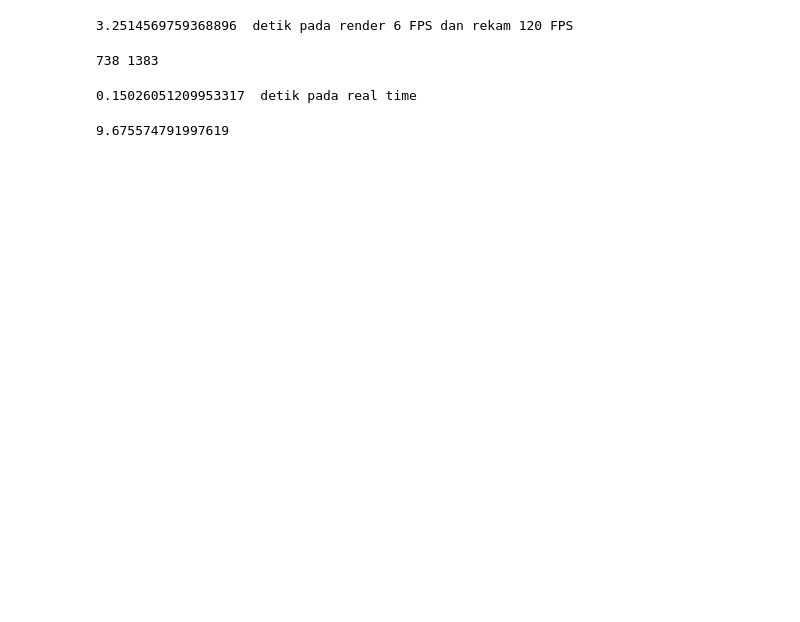
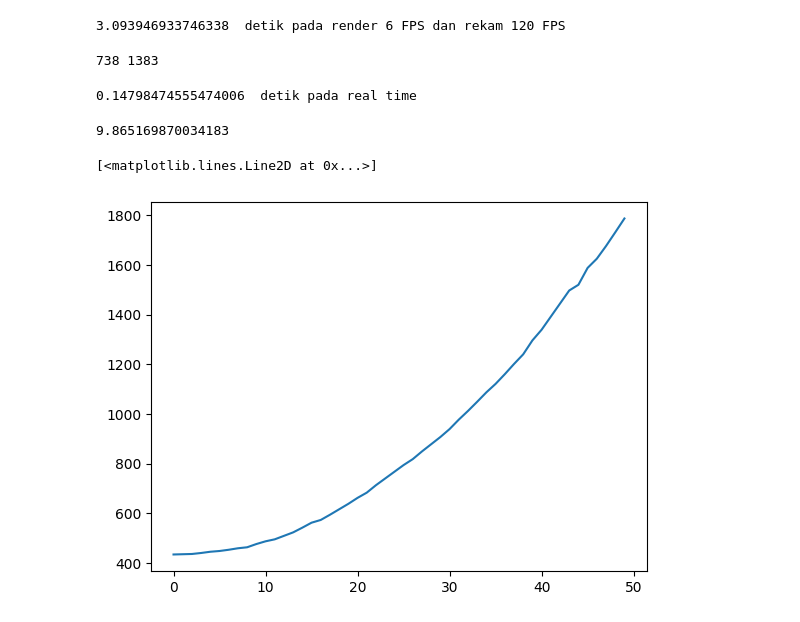
Before and after one commit to Amario1306619051/Freely-Falling-Object-Calculation-Using-YOLOv3, a Jupyter notebook: 10.Analisis.ipynb, the cells around one changed output. Saved outputs shown, nothing was run; the diff lists cells and outputs as text; code cells hidden in the pictures; blank space fills up the shorter version.

```diff
--- a/10.Analisis.ipynb
+++ b/10.Analisis.ipynb
@@ -7,6 +7,7 @@ with open("/Users/amariofausta/Documents/Kuliah/Semester 8/Dataset/dataset/class
 # %%
 import time
 import sys
+import matplotlib.pyplot as plt
 
 layer_names = net.getLayerNames()
 output_layers = [layer_names[i - 1] for i in net.getUnconnectedOutLayers()]
@@ -18,6 +19,8 @@ Pembatas_bawah = 0
 frame_count = 0
 catatan_waktu1 = []
 catatan_waktu2 = []
+posisi_bola = []
+frame_bola = []
 start_time_keseluruhan = time.time()
 
 # Start video capture from webcam
@@ -81,6 +84,8 @@ while True:
                     Pembatas_bawah = Pembatas[1][1]
 
             if classes[class_ids[i]] == 'Bola':
+                posisi_bola.append(boxes[i][1])
+                frame_bola.append(jumlah_frame)
                 if len(Pembatas) > 2:
                     if boxes[i][1] >= Pembatas_atas and boxes[i][1] <= Pembatas_bawah:
                         catatan_waktu1.append(time.time())
@@ -157,7 +162,7 @@ cv2.destroyAllWindows()
 waktu_jatuh = catatan_waktu2[0] - catatan_waktu1[0]
 print(waktu_jatuh, " detik pada render 6 FPS dan rekam 120 FPS")
 # %% [output]
-3.2514569759368896  detik pada render 6 FPS dan rekam 120 FPS
+3.093946933746338  detik pada render 6 FPS dan rekam 120 FPS
 # %%
 waktu_jatuh = waktu_jatuh/(120/fps)
 # %%
@@ -167,9 +172,14 @@ print(Pembatas_atas, Pembatas_bawah)
 # %%
 print(waktu_jatuh, " detik pada real time")
 # %% [output]
-0.15026051209953317  detik pada real time
+0.14798474555474006  detik pada real time
 # %%
 percepatan_gravitasi = 0.4/((0.2*waktu_jatuh) + (0.5*waktu_jatuh*waktu_jatuh))
 print(percepatan_gravitasi)
 # %% [output]
-9.675574791997619
+9.865169870034183
+# %%
+plt.plot(frame_bola, posisi_bola)
+# %% [output]
+[<matplotlib.lines.Line2D at 0x...>]
+[figure, added]
```
Also changed, not shown: parts of 2 cells of this notebook, 1 other file.
